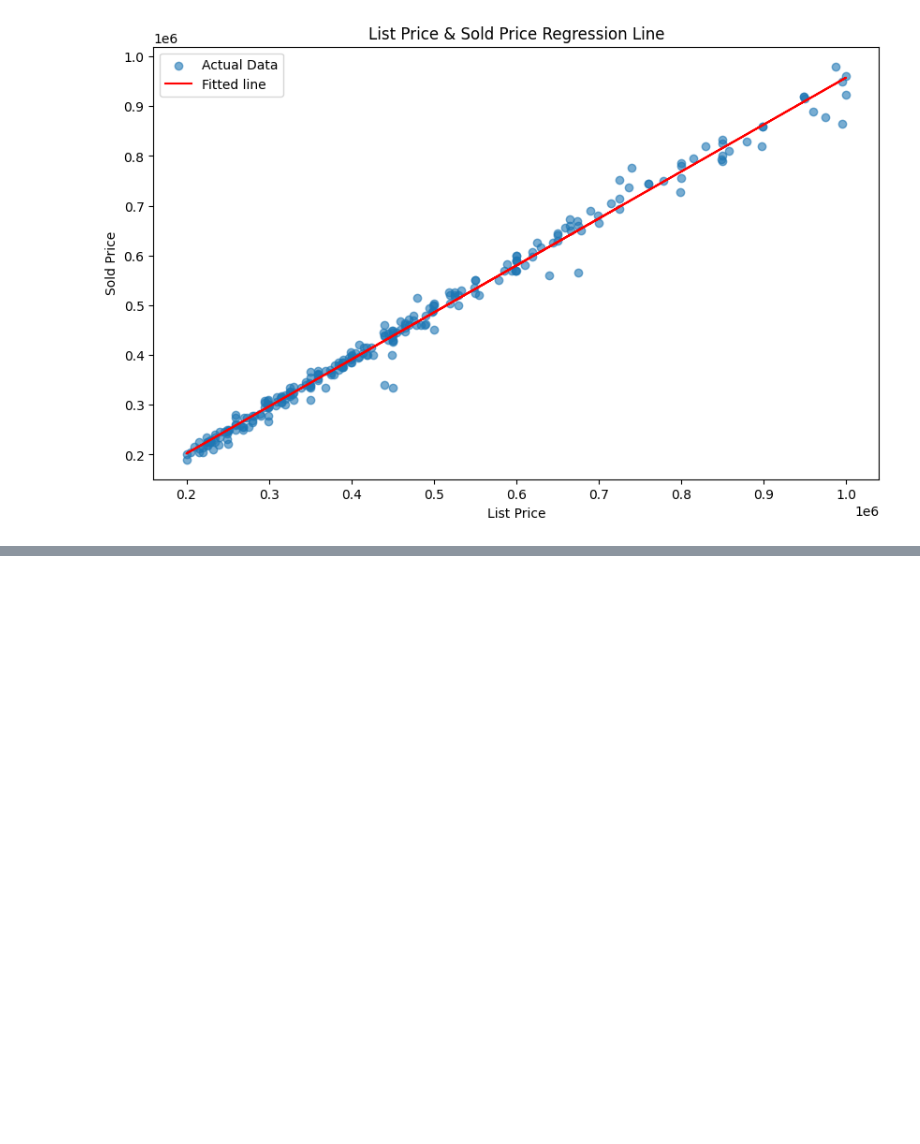
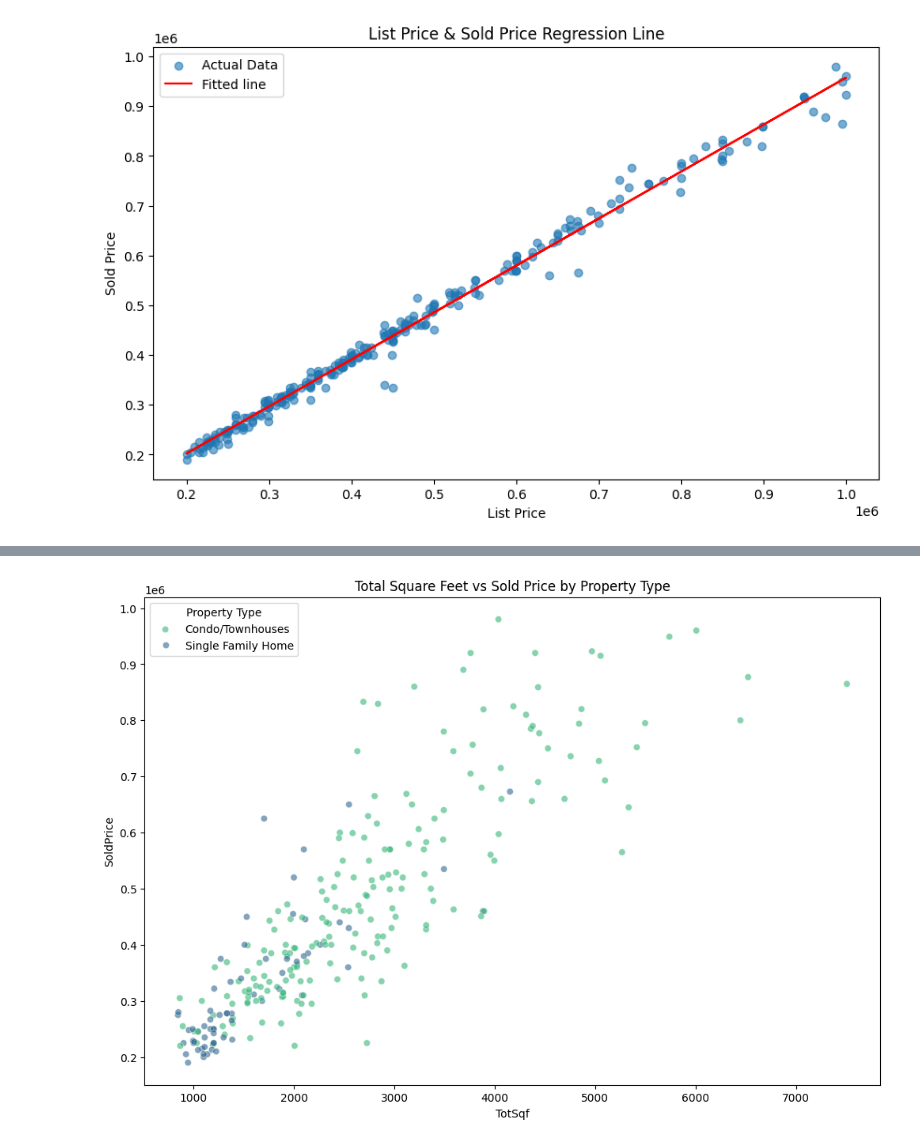
Before and after one commit to BrianErichsen/6017, a Jupyter notebook: HW2/linear_regression.ipynb, the cells around one changed output, grey strips where cells are left out. Cells and saved outputs as stored; diff of their text form; code cells hidden in the pictures; blank space fills up the shorter version.

```diff
--- a/HW2/linear_regression.ipynb
+++ b/HW2/linear_regression.ipynb
@@ -340,0 +428,10 @@ plt.show()
+# %%
+# Scatter plot of To square feet vs sold price colored by prop_type
+plt.figure(figsize=(12, 8))
+sns.scatterplot(data=realEstate, x='TotSqf', y='SoldPrice', hue='Prop_Type_num', palette='viridis', alpha=0.6)
+plt.title('Total Square Feet vs Sold Price by Property Type')
+# location of legend
+plt.legend(title='Property Type', loc='upper left', labels=['Condo/Townhouses', 'Single Family Home'])
+plt.show()
+# %% [output]
+[figure, added]
```
Also changed, not shown: parts of 11 cells of this notebook.
